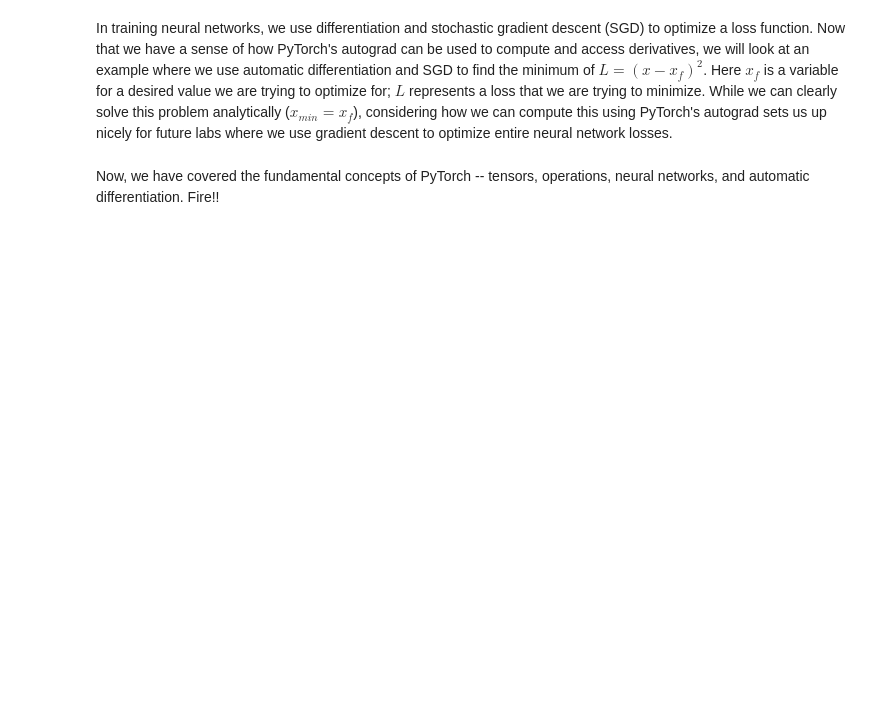
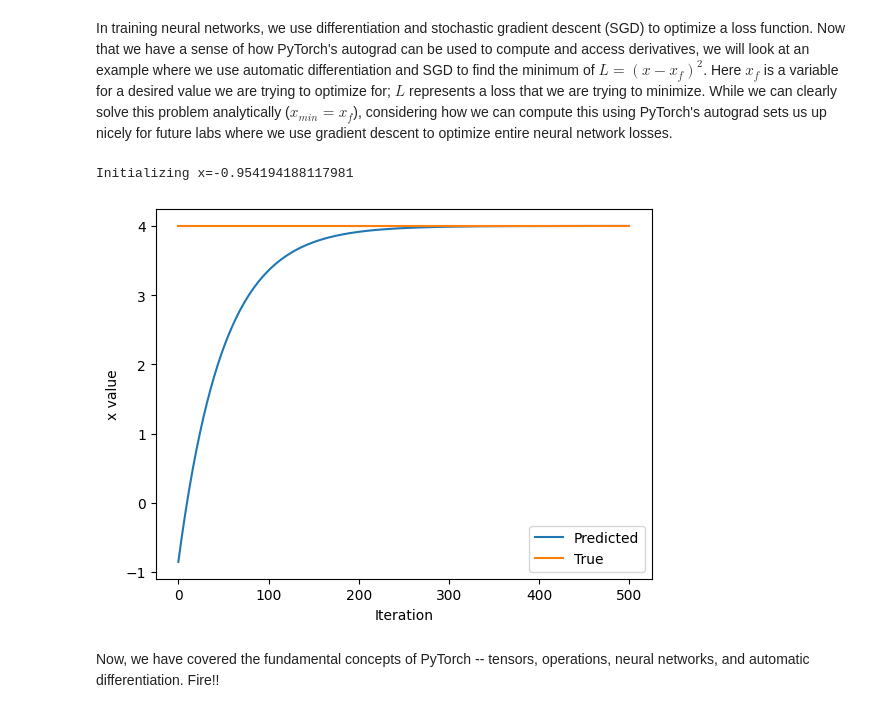
Before and after one commit to ruwansiriwat/introtodeeplearning, a Jupyter notebook: lab1/PT_Part1_Intro.ipynb, the cells around one changed output. Drawn from its saved outputs; the diff is of its cells as text; code cells hidden in the pictures; blank space fills up the shorter version.

```diff
--- a/lab1/PT_Part1_Intro.ipynb
+++ b/lab1/PT_Part1_Intro.ipynb
@@ -307,33 +335,36 @@ In training neural networks, we use differentiation and stochastic gradient desc
 x = torch.randn(1)
 print(f"Initializing x={x.item()}")
 
 learning_rate = 1e-2  # Learning rate
 history = []
 x_f = 4  # Target value
 
 
 # We will run gradient descent for a number of iterations. At each iteration, we compute the loss,
 #   compute the derivative of the loss with respect to x, and perform the update.
 for i in range(500):
     x = torch.tensor([x], requires_grad=True)
 
     # TODO: Compute the loss as the square of the difference between x and x_f
-    loss = # TODO
+    loss = (x-x_f)**2# TODO
 
     # Backpropagate through the loss to compute gradients
     loss.backward()
 
     # Update x with gradient descent
     x = x.item() - learning_rate * x.grad
 
     history.append(x.item())
 
 # Plot the evolution of x as we optimize toward x_f!
 plt.plot(history)
 plt.plot([0, 500], [x_f, x_f])
 plt.legend(('Predicted', 'True'))
 plt.xlabel('Iteration')
 plt.ylabel('x value')
 plt.show()
+# %% [output]
+Initializing x=-0.954194188117981
+[figure, added]
 # %% [markdown]
 Now, we have covered the fundamental concepts of PyTorch -- tensors, operations, neural networks, and automatic differentiation. Fire!!
```
Also changed, not shown: parts of 12 cells of this notebook.
